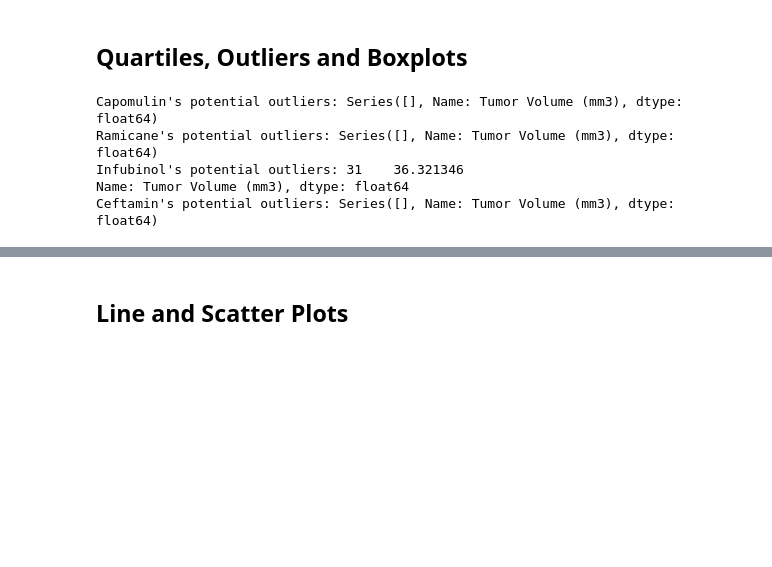
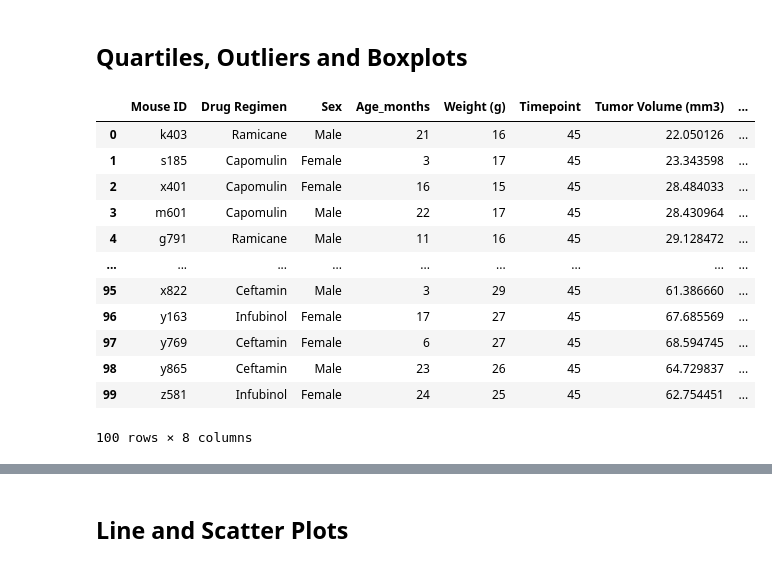
Before and after one commit to mbernstein421/data_visualizations, a Jupyter notebook: Pymaceuticals/pymaceuticals_starter.ipynb, the cells around one changed output, grey strips where cells are left out. Cells and saved outputs as stored; diff of their text form; code cells hidden in the pictures; blank space fills up the shorter version.

```diff
--- a/Pymaceuticals/pymaceuticals_starter.ipynb
+++ b/Pymaceuticals/pymaceuticals_starter.ipynb
@@ -165,31 +165,49 @@ plt.show()
 # %%
 # Calculate the final tumor volume of each mouse across four of the treatment regimens:
 # Capomulin, Ramicane, Infubinol, and Ceftamin
-
+treatment_regimens =['Capomulin', 'Ramicane', 'Infubinol', 'Ceftamin']
+filtered_treatment = merged_data[merged_data['Drug Regimen'].isin(treatment_regimens)]
 # Start by getting the last (greatest) timepoint for each mouse
-
+last_timepoint = filtered_treatment.groupby('Mouse ID')['Timepoint'].max()
 
 # Merge this group df with the original DataFrame to get the tumor volume at the last timepoint
+tumor_volume = pd.merge(merged_data, last_timepoint, on=['Mouse ID', 'Timepoint'])
+tumor_volume
+# %% [output]
+|  | Mouse ID | Drug Regimen | Sex | Age_months | Weight (g) | Timepoint | Tumor Volume (mm3) | ... |
+| 0 | k403 | Ramicane | Male | 21 | 16 | 45 | 22.050126 | ... |
+| 1 | s185 | Capomulin | Female | 3 | 17 | 45 | 23.343598 | ... |
+| 2 | x401 | Capomulin | Female | 16 | 15 | 45 | 28.484033 | ... |
+| 3 | m601 | Capomulin | Male | 22 | 17 | 45 | 28.430964 | ... |
+| 4 | g791 | Ramicane | Male | 11 | 16 | 45 | 29.128472 | ... |
+| ... | ... | ... | ... | ... | ... | ... | ... | ... |
+| 95 | x822 | Ceftamin | Male | 3 | 29 | 45 | 61.386660 | ... |
+| 96 | y163 | Infubinol | Female | 17 | 27 | 45 | 67.685569 | ... |
+| 97 | y769 | Ceftamin | Female | 6 | 27 | 45 | 68.594745 | ... |
+| 98 | y865 | Ceftamin | Male | 23 | 26 | 45 | 64.729837 | ... |
+| 99 | z581 | Infubinol | Female | 24 | 25 | 45 | 62.754451 | ... |
+100 rows × 8 columns
 # %%
 # Put treatments into a list for for loop (and later for plot labels)
-
+treatments =['Capomulin', 'Ramicane', 'Infubinol', 'Ceftamin']
 
 # Create empty list to fill with tumor vol data (for plotting)
-
+tumor_vol_data =[]
 
 # Calculate the IQR and quantitatively determine if there are any potential outliers.
-
+for treatment in treatments:
 
     # Locate the rows which contain mice on each drug and get the tumor volumes
-
+    treatment_data = merged_data.loc[merged_data['Drug Regimen'] == treatment, 'Tumor Volume (mm3)']
 
     # add subset
-
+    tumor_vol_data.append(treatment_data)
 
     # Determine outliers using upper and lower bounds
+    quartiles = treatment_data.quantile([0.25, 0.5, 0.75])
+    lower_q = quartiles[0.25]
+    upper_q = quartiles[0.75]
+    iqr = upper_q - lower_q
+    lower_bound = lower_q - (1.5 * iqr)
+    upper_bound = upper_q + (1.5 * iqr)
+    outliers = treatment_data.loc[(treatment_data < lower_bound) | (treatment_data > upper_bound)]
-# %% [output]
-Capomulin's potential outliers: Series([], Name: Tumor Volume (mm3), dtype: float64)
-Ramicane's potential outliers: Series([], Name: Tumor Volume (mm3), dtype: float64)
-Infubinol's potential outliers: 31    36.321346
-Name: Tumor Volume (mm3), dtype: float64
-Ceftamin's potential outliers: Series([], Name: Tumor Volume (mm3), dtype: float64)
```
Also changed, not shown: parts of 8 cells of this notebook.
